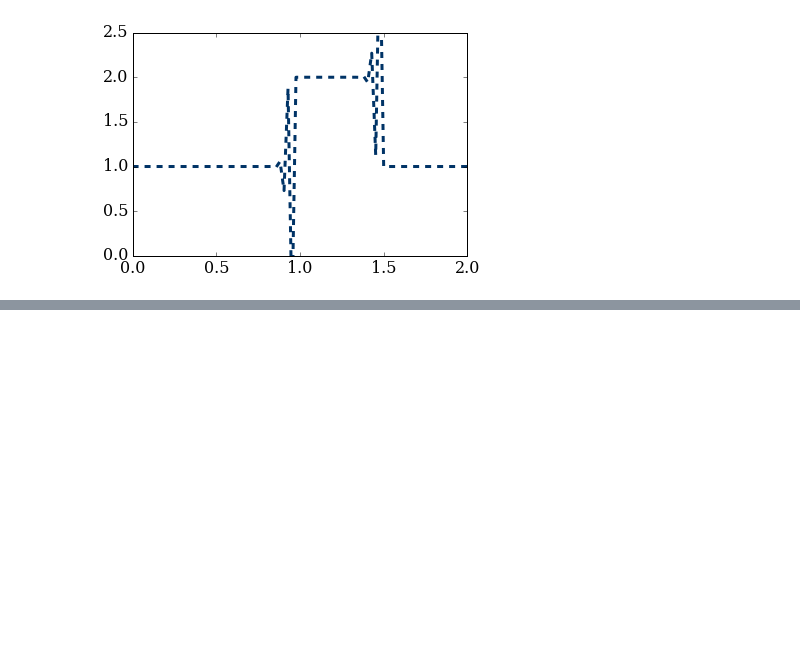
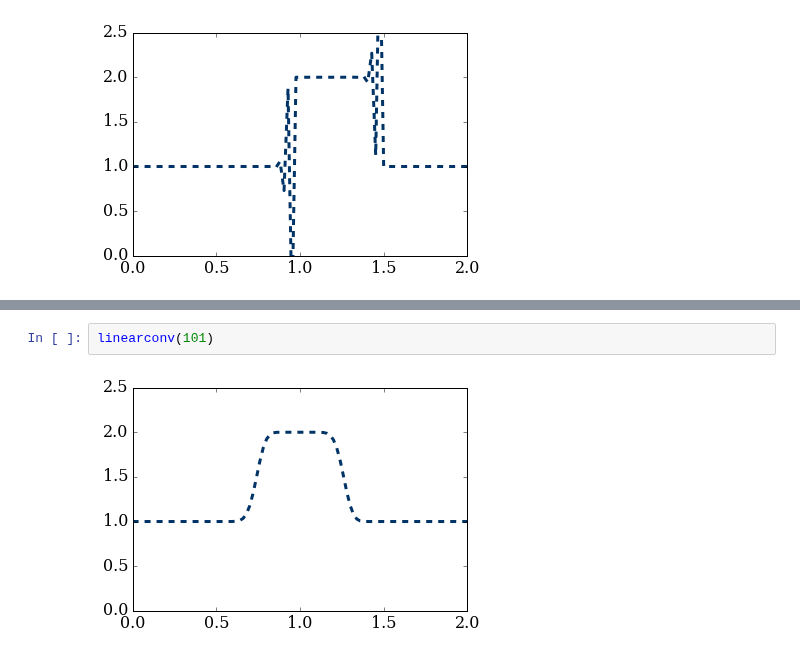
Before and after one commit to yueyang1992/MAE6286, a Jupyter notebook: sep25.ipynb, the cells around one changed output, grey strips where cells are left out. Drawn from its saved outputs; the diff is of its cells as text; blank space fills up the shorter version.

```diff
--- a/sep25.ipynb
+++ b/sep25.ipynb
@@ -67,0 +128,4 @@ linearconv(85)
+# %%
+linearconv(101)
+# %% [output]
+[figure, added]
```
Also changed, not shown: parts of 5 cells of this notebook.
